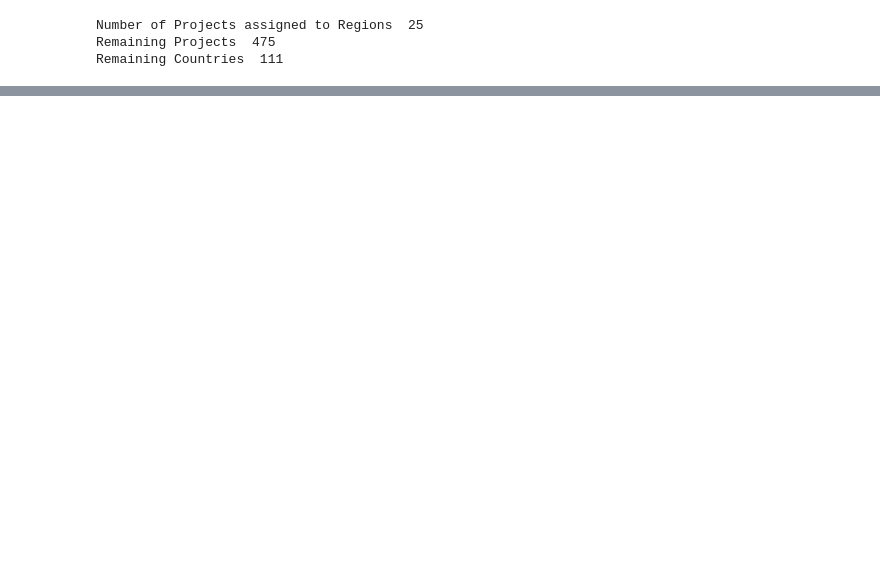
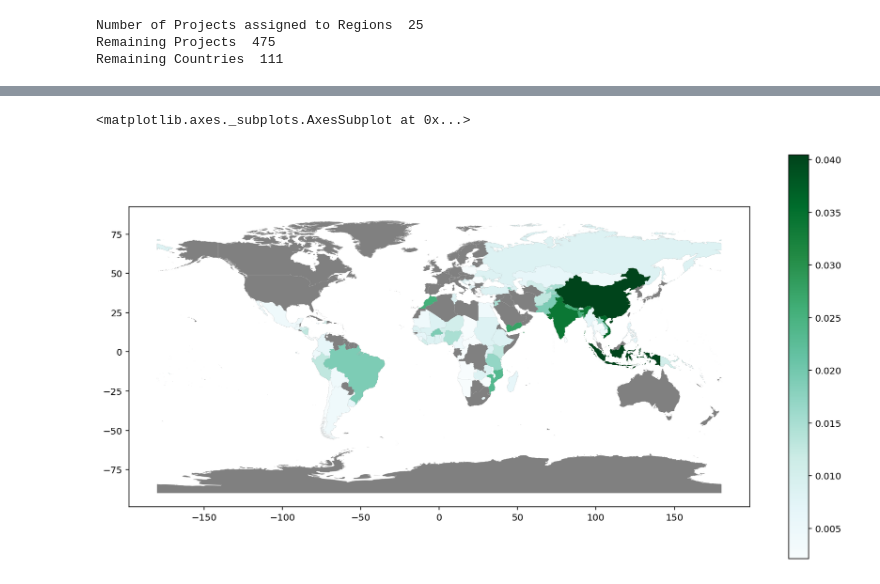
Before and after one commit to Germoe/sb_intermediate_course, a Jupyter notebook: exercises/Worldbank_JSON_Exercise/Worldbank_JSON_Notebook.ipynb, the cells around one changed output, grey strips where cells are left out. Saved outputs shown, nothing was run; the diff lists cells and outputs as text; code cells hidden in the pictures; blank space fills up the shorter version.

```diff
--- a/exercises/Worldbank_JSON_Exercise/Worldbank_JSON_Notebook.ipynb
+++ b/exercises/Worldbank_JSON_Exercise/Worldbank_JSON_Notebook.ipynb
@@ -170,0 +329,4 @@ The top 3 contenders are all from the East Asia and Pacific region. The top 10 c
+# %%
+map_geo = gpd.read_file('shp/TM_WORLD_BORDERS-0.3.shp')
+map_geo = map_geo.loc[:,['ISO2','NAME','AREA','POP2005','LON','LAT','geometry']]
+map_geo.head(3)
@@ -170,0 +338,11 @@ The top 3 contenders are all from the East Asia and Pacific region. The top 10 c
+# %%
+# Some of the Country Codes in the Worldbank data are not ISO 3166-1 alpha-2 conform and need to be updated
+countries_and_projects_df_noindex = countries_and_projects_df.reset_index()
+update_codes = {'countrycode': dict(zip(['RY','GZ','ZR','TP','YF'],['YE','PS','CG','TL','RS']))}
+countries_and_projects_df_noindex = countries_and_projects_df_noindex.replace(update_codes)
+
+projects_iso2_df = countries_and_projects_df_noindex.merge(map_geo.loc[:,['POP2005','AREA','ISO2','LON','LAT','geometry']],
+                                                           how='left', left_on='countrycode',right_on='ISO2')
+
+# Check if there is still unmatched country codes
+projects_iso2_df.loc[projects_iso2_df.loc[:,'ISO2'].isnull(),:]
@@ -170,0 +356,4 @@ The top 3 contenders are all from the East Asia and Pacific region. The top 10 c
+# %%
+# Remove remaining null values from projects_iso2_df DataFrame
+projects_iso2_df = projects_iso2_df.dropna(subset=['ISO2']).copy()
+projects_iso2_df.info()
@@ -170,0 +378,12 @@ The top 3 contenders are all from the East Asia and Pacific region. The top 10 c
+# %%
+crs = {'init': 'EPSG:3857'}
+projects_iso2_chl_gdf = gpd.GeoDataFrame(projects_iso2_df,
+                                    crs=crs, geometry=projects_iso2_df['geometry'])
+
+projects_iso2_chl_gdf['project_proportion'] = projects_iso2_chl_gdf.loc[:,['projects']].apply(lambda x:
+                                                    x.projects/projects_iso2_chl_gdf['projects'].sum(),axis='columns')
+ax = map_geo.plot(color='gray',figsize=(15,8))
+projects_iso2_chl_gdf.plot(ax=ax,column='project_proportion',legend=True,cmap='BuGn')
+# %% [output]
+<matplotlib.axes._subplots.AxesSubplot at 0x...>
+[figure, added]
```
Also changed, not shown: parts of 37 cells of this notebook, 5 other files.
